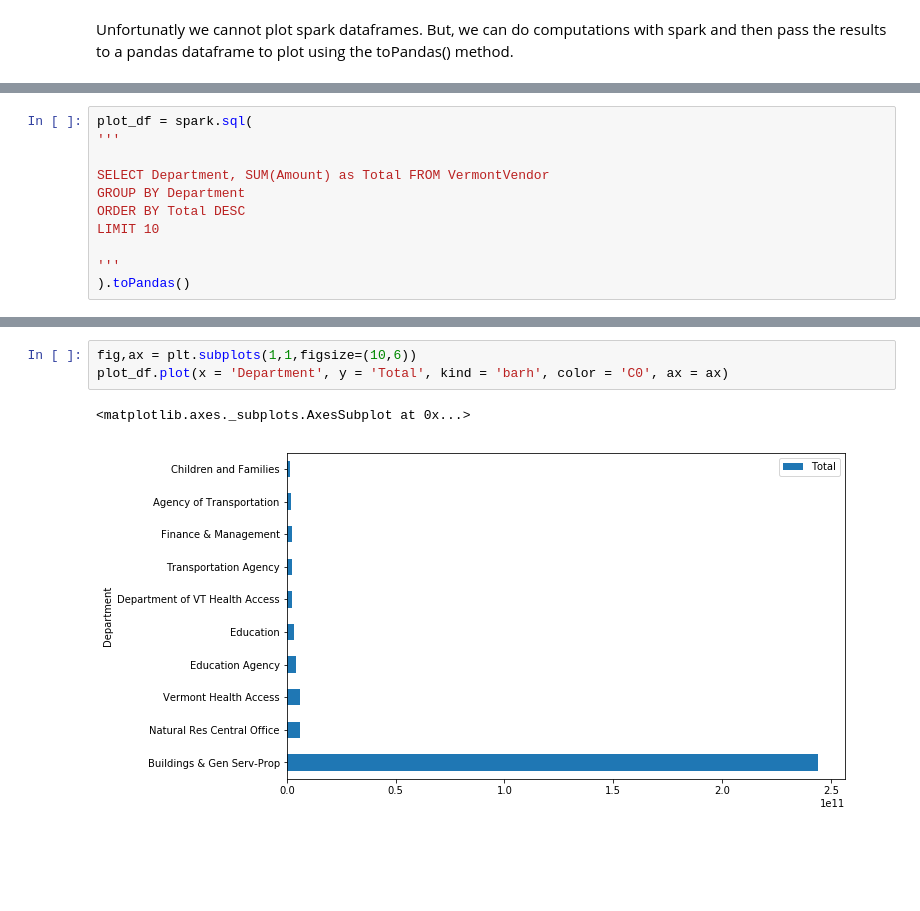
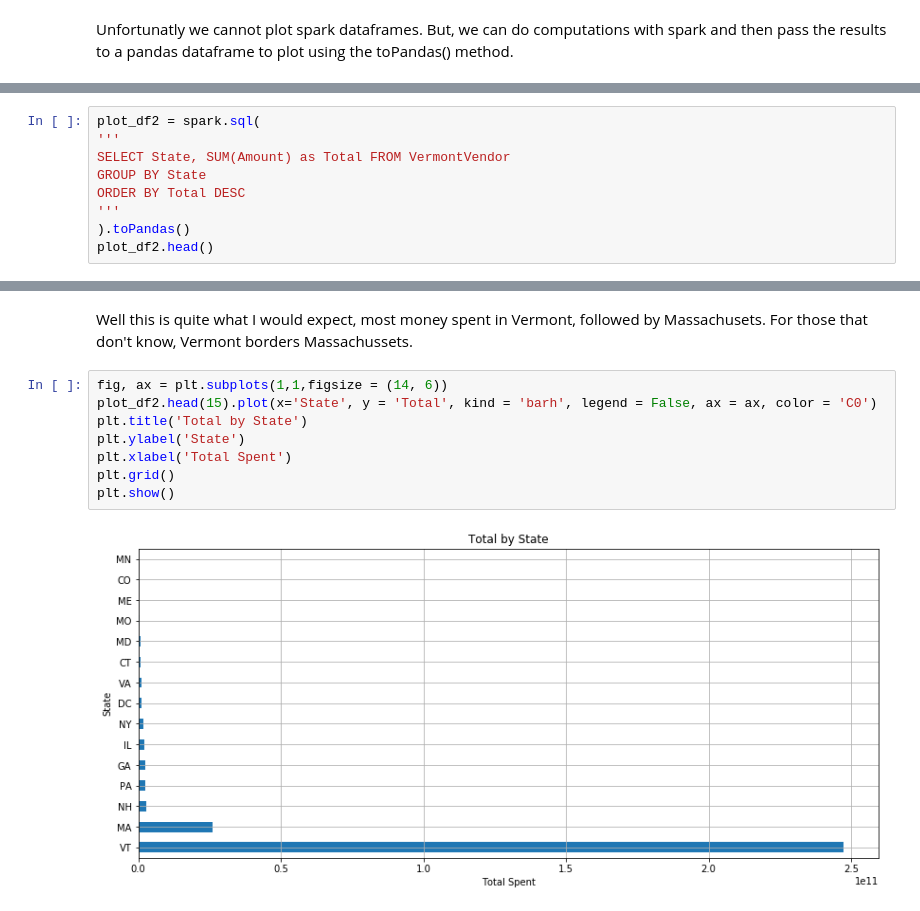
Before and after one commit to pysr1/PlayingWithPyspark, a Jupyter notebook: Starting_pyspark.ipynb, the cells around one changed output, grey strips where cells are left out. Cells and saved outputs as stored; diff of their text form; blank space fills up the shorter version.

```diff
--- a/Starting_pyspark.ipynb
+++ b/Starting_pyspark.ipynb
@@ -229,11 +270,9 @@ Unfortunatly we cannot plot spark dataframes. But, we can do computations with s
 # %%
-plot_df = spark.sql(
+plot_df2 = spark.sql(
 '''
-
-SELECT Department, SUM(Amount) as Total FROM VermontVendor
-GROUP BY Department
+SELECT State, SUM(Amount) as Total FROM VermontVendor
+GROUP BY State
 ORDER BY Total DESC
-LIMIT 10
-
 '''
 ).toPandas()
+plot_df2.head()
@@ -240,6 +286,12 @@ LIMIT 10
+# %% [markdown]
+Well this is quite what I would expect, most money spent in Vermont, followed by Massachusets. For those that don't know, Vermont borders Massachussets.
 # %%
-fig,ax = plt.subplots(1,1,figsize=(10,6))
-plot_df.plot(x = 'Department', y = 'Total', kind = 'barh', color = 'C0', ax = ax)
+fig, ax = plt.subplots(1,1,figsize = (14, 6))
+plot_df2.head(15).plot(x='State', y = 'Total', kind = 'barh', legend = False, ax = ax, color = 'C0')
+plt.title('Total by State')
+plt.ylabel('State')
+plt.xlabel('Total Spent')
+plt.grid()
+plt.show()
 # %% [output]
-<matplotlib.axes._subplots.AxesSubplot at 0x...>
-[figure, old version]
+[figure, new version]
```
Also changed, not shown: parts of 28 cells of this notebook, 1 other file.
